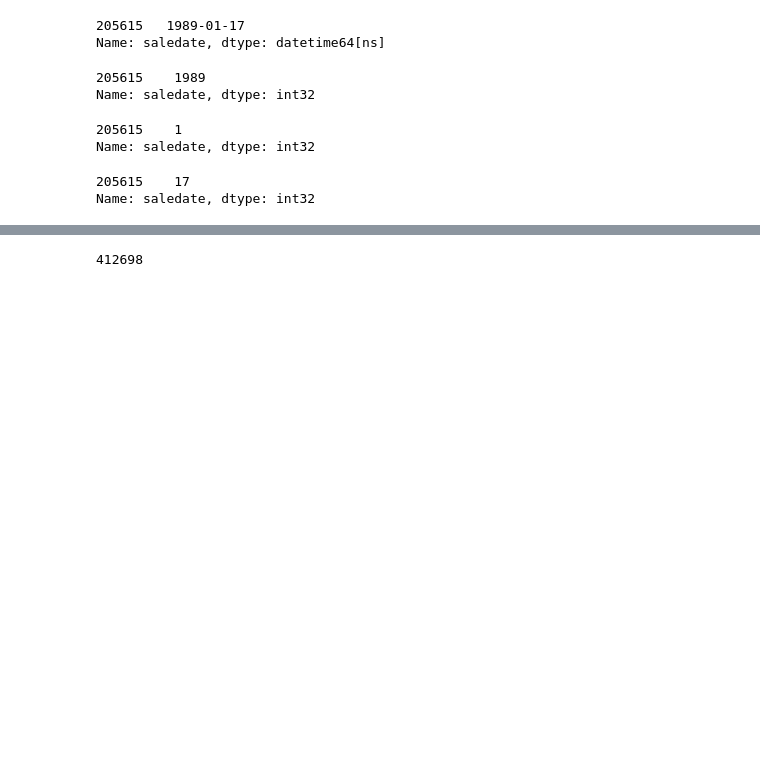
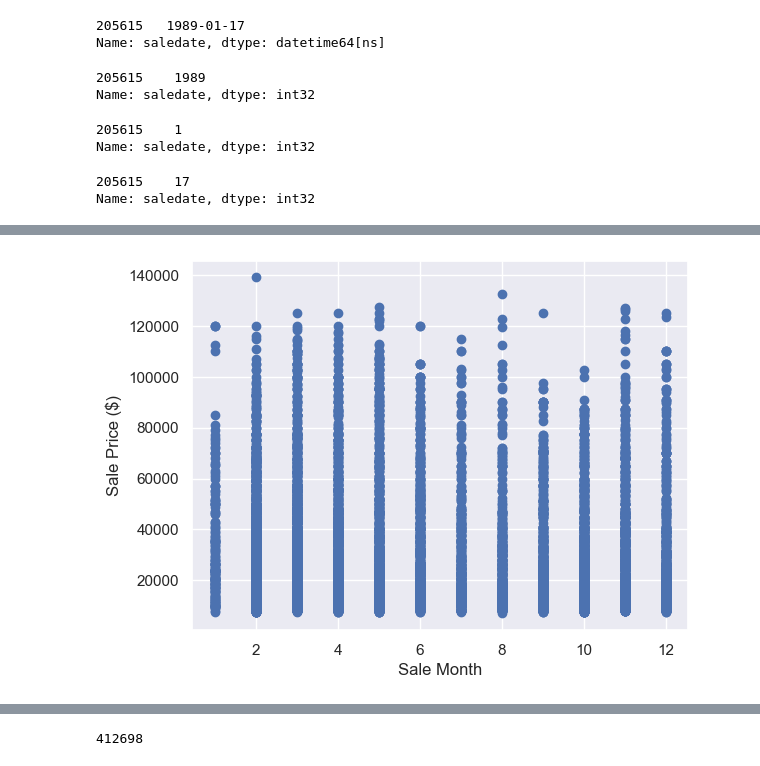
Before and after one commit to rociobenitez/AI-ML-DataScience-Bootcamp, a Jupyter notebook: notebooks/5-structured-data-projects/bluebook-bulldozer-price-regression.ipynb, the cells around one changed output, grey strips where cells are left out. Drawn from its saved outputs; the diff is of its cells as text; code cells hidden in the pictures; blank space fills up the shorter version.

Commit message:
update: actualizado el cuaderno 'bluebook-bulldozer-price-regression.ipynb'

```diff
--- a/notebooks/5-structured-data-projects/bluebook-bulldozer-price-regression.ipynb
+++ b/notebooks/5-structured-data-projects/bluebook-bulldozer-price-regression.ipynb
@@ -36,6 +36,11 @@ import os
 # Agregar la carpeta 'src' al path de búsqueda de Python
 sys.path.append(os.path.abspath('../../scripts'))
 
+from pathlib import Path
+
+dataset_dir = Path("../../data/raw/scikit-learn-data/bluebook-for-bulldozers")
+dataset_dir_processed = Path("../../data/processed/bluebook-for-bulldozers")
+
 # Importar funciones desde utils.py
 from utils import (
     plot_categorical_grid
@@ -166,8 +200,8 @@ Cuando trabajamos con datos de series temporales, queremos enriquecer el compone
 Podemos hacer eso indicando a pandas cuál de nuestras columnas contiene fechas utilizando el parámetro `parse_dates`.
 # %%
 # Importar datos nuevamente, pero esta vez analizando fechas
-df = pd.read_csv("../../data/raw/scikit-learn-data/bulldozer-price-prediction/TrainAndValid.csv",
-                 low_memory=False,
+df = pd.read_csv(dataset_dir / "TrainAndValid.csv",
+                 low_memory=False, # para evitar la advertencia de tipos de datos mixtos
                  parse_dates=["saledate"])
 # %% [markdown]
 El parámetro `parse_dates` en `pd.read_csv` le dice a Pandas que debe convertir automáticamente las columnas indicadas en objetos de tipo **datetime** mientras carga el archivo. Esto es útil para trabajar con columnas de fechas sin necesidad de convertirlas manualmente después de cargar los datos.
@@ -333,0 +360,9 @@ df_tmp.head().T
+# %%
+# Ver 10,000 ejemplos de SalePrice frente saleMonth
+fig, ax = plt.subplots()
+ax.scatter(x=df_tmp["saleMonth"][:10000],
+           y=df_tmp["SalePrice"][:10000])
+ax.set_xlabel("Sale Month")
+ax.set_ylabel("Sale Price ($)");
+# %% [output]
+[figure, added]
```
Also changed, not shown: parts of 96 cells of this notebook.
